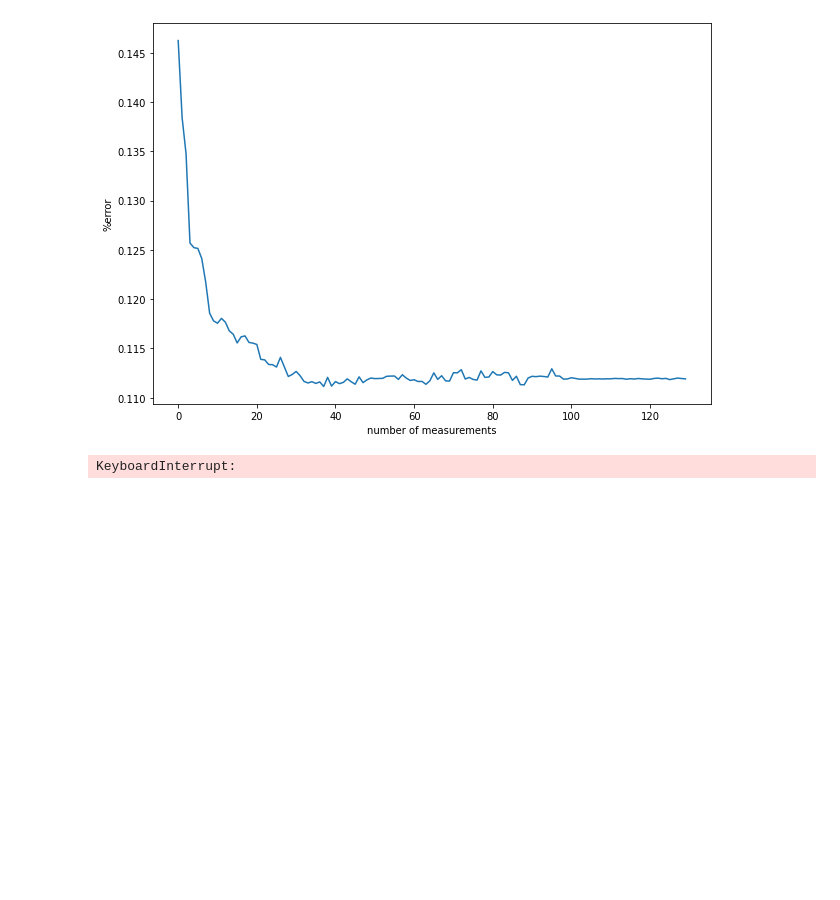
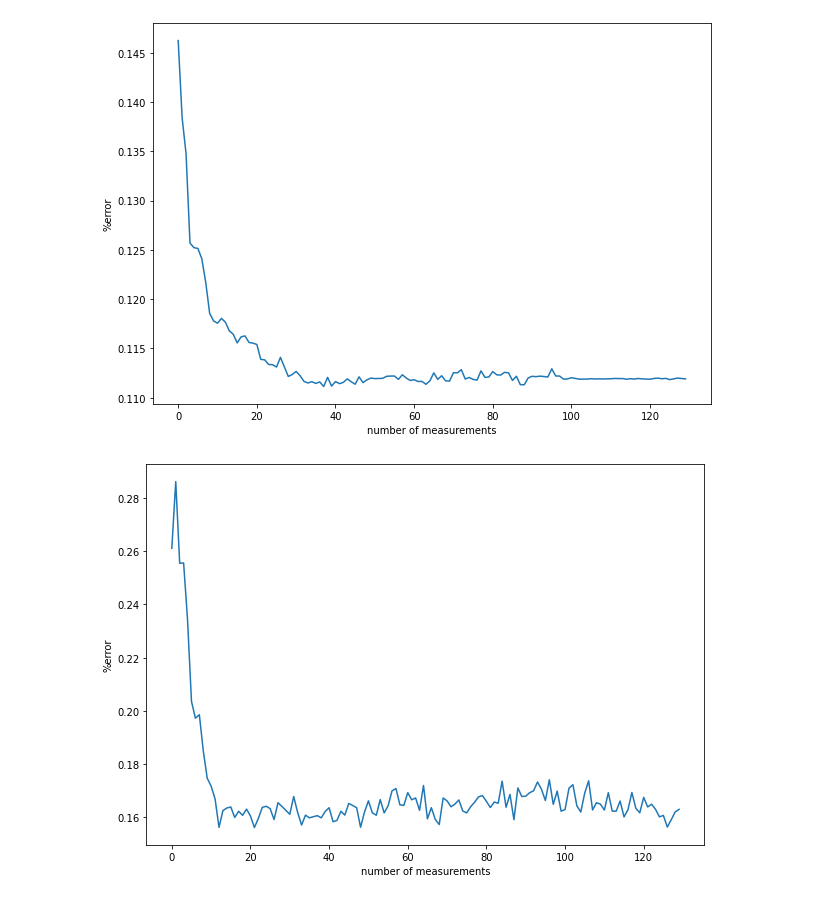
Before and after one commit to wesferr/AHBS, a Jupyter notebook: docs/Analize_LIFE.ipynb, the cells around one changed output. Saved outputs shown, nothing was run; the diff lists cells and outputs as text; code cells hidden in the pictures; blank space fills up the shorter version.

```diff
--- a/docs/Analize_LIFE.ipynb
+++ b/docs/Analize_LIFE.ipynb
@@ -43,4 +73,6 @@ def check(regressor, gender='female'):
     plt.ylabel("%error")
     plt.xlabel("number of measurements")
     plt.show()
+
+    return error
 # %%
@@ -52,7 +84,7 @@ check(GradientBoostingRegressor, 'female')
 # %% [output]
 [figure]
 # %%
-check(GradientBoostingClassifier, 'male')
+cm = check(GradientBoostingClassifier, 'male')
 # %% [output]
-KeyboardInterrupt:
+[figure, added]
 # %%
```
Also changed, not shown: parts of 7 cells of this notebook, 3 other files.
